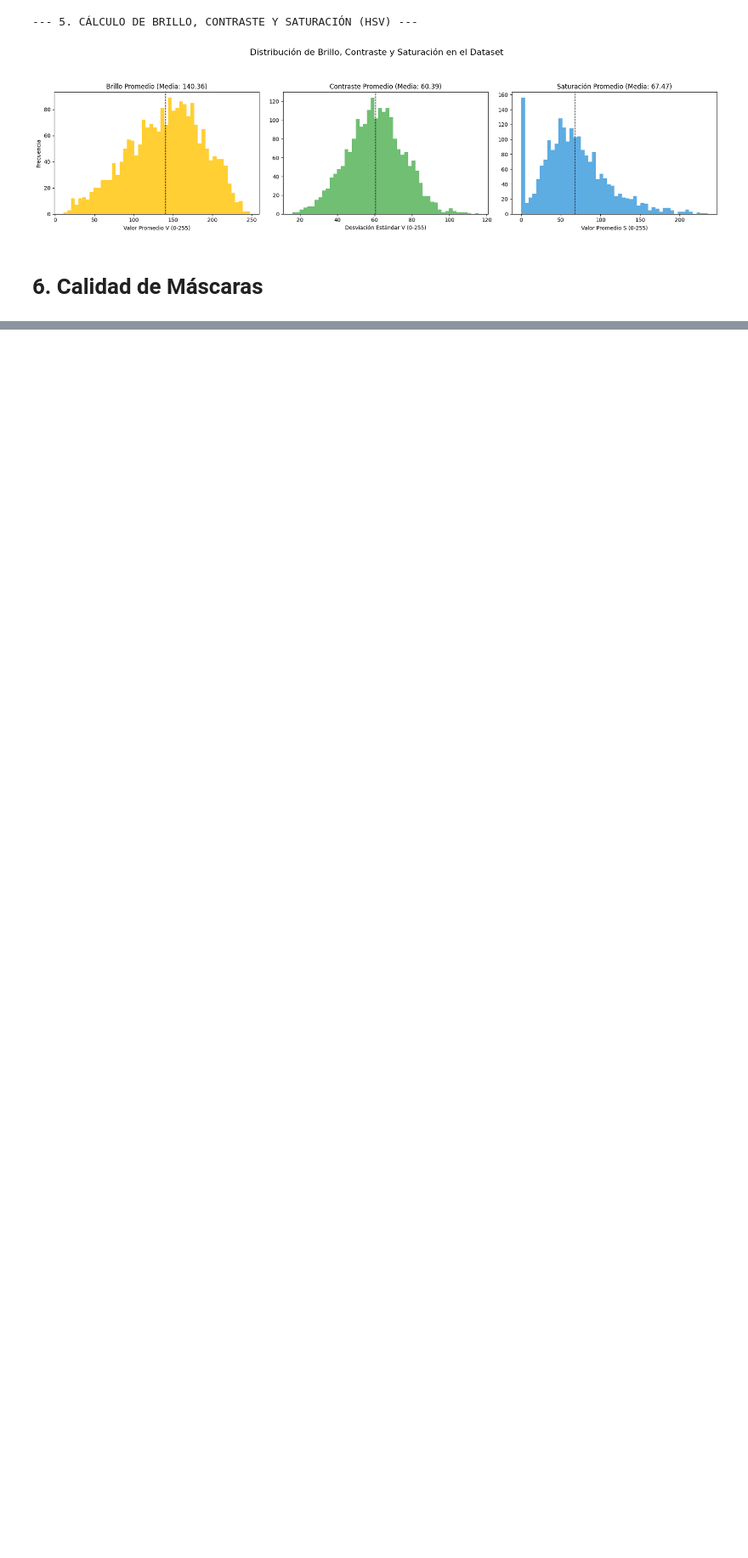
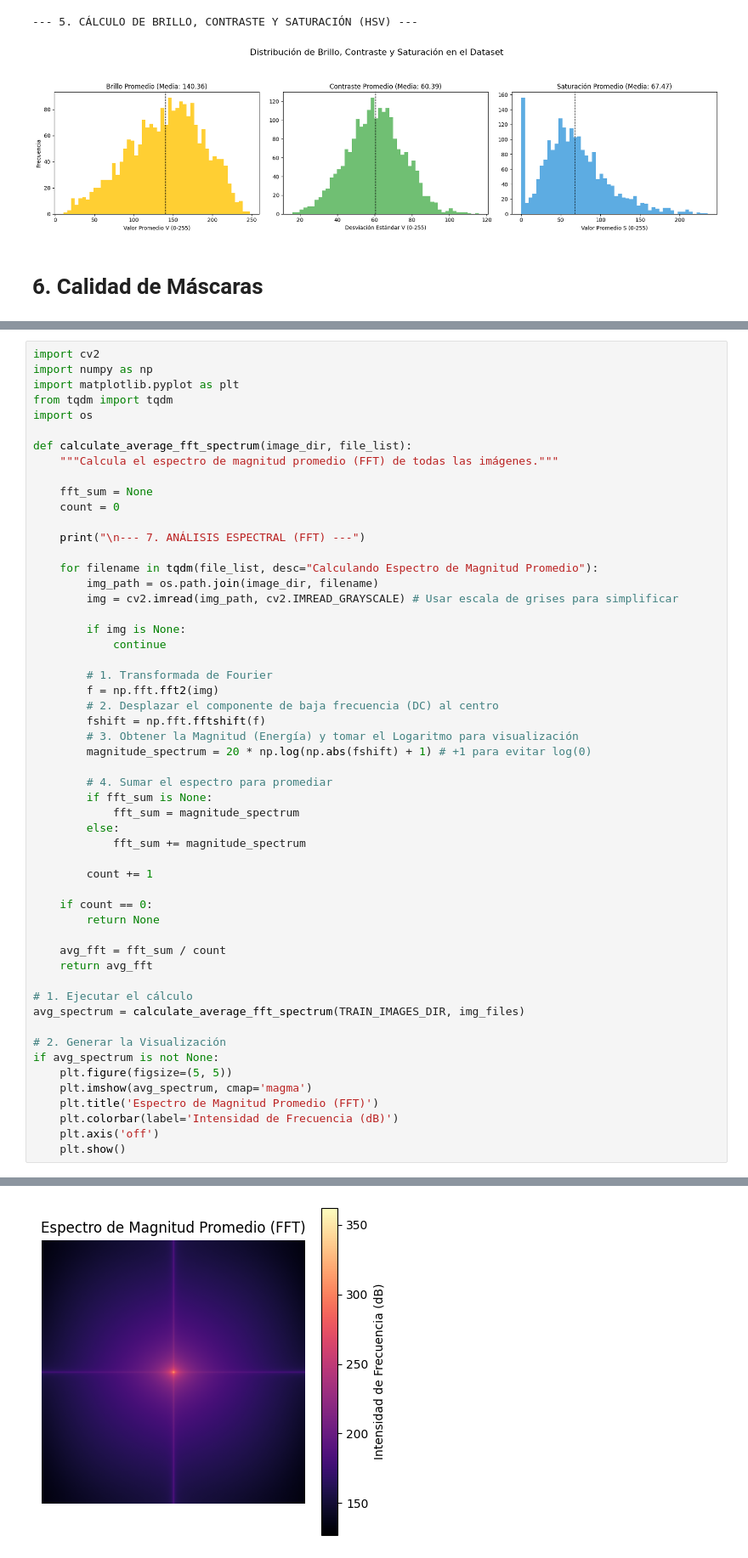
Before and after one commit to kidnixt/u-net-segmentation, a Jupyter notebook: EDA.ipynb, the cells around one changed output, grey strips where cells are left out. Shown at 85% size. Cells and saved outputs as stored; diff of their text form; blank space fills up the shorter version.

```diff
--- a/EDA.ipynb
+++ b/EDA.ipynb
@@ -638,0 +589,55 @@ La evaluación de rendimiento será válida.
+# %%
+import cv2
+import numpy as np
+import matplotlib.pyplot as plt
+from tqdm import tqdm
+import os
+
+def calculate_average_fft_spectrum(image_dir, file_list):
+    """Calcula el espectro de magnitud promedio (FFT) de todas las imágenes."""
+
+    fft_sum = None
+    count = 0
+
+    print("\n--- 7. ANÁLISIS ESPECTRAL (FFT) ---")
+
+    for filename in tqdm(file_list, desc="Calculando Espectro de Magnitud Promedio"):
+        img_path = os.path.join(image_dir, filename)
+        img = cv2.imread(img_path, cv2.IMREAD_GRAYSCALE) # Usar escala de grises para simplificar
+
+        if img is None:
+            continue
+
+        # 1. Transformada de Fourier
+        f = np.fft.fft2(img)
+        # 2. Desplazar el componente de baja frecuencia (DC) al centro
+        fshift = np.fft.fftshift(f)
+        # 3. Obtener la Magnitud (Energía) y tomar el Logaritmo para visualización
+        magnitude_spectrum = 20 * np.log(np.abs(fshift) + 1) # +1 para evitar log(0)
+
+        # 4. Sumar el espectro para promediar
+        if fft_sum is None:
+            fft_sum = magnitude_spectrum
+        else:
+            fft_sum += magnitude_spectrum
+
+        count += 1
+
+    if count == 0:
+        return None
+
+    avg_fft = fft_sum / count
+    return avg_fft
+
+# 1. Ejecutar el cálculo
+avg_spectrum = calculate_average_fft_spectrum(TRAIN_IMAGES_DIR, img_files)
+
+# 2. Generar la Visualización
+if avg_spectrum is not None:
+    plt.figure(figsize=(5, 5))
+    plt.imshow(avg_spectrum, cmap='magma')
+    plt.title('Espectro de Magnitud Promedio (FFT)')
+    plt.colorbar(label='Intensidad de Frecuencia (dB)')
+    plt.axis('off')
+    plt.show()
+# %% [output]
@@ -638,0 +645 @@ La evaluación de rendimiento será válida.
+[figure, added]
```
Also changed, not shown: parts of 17 cells of this notebook, 2 other files.
